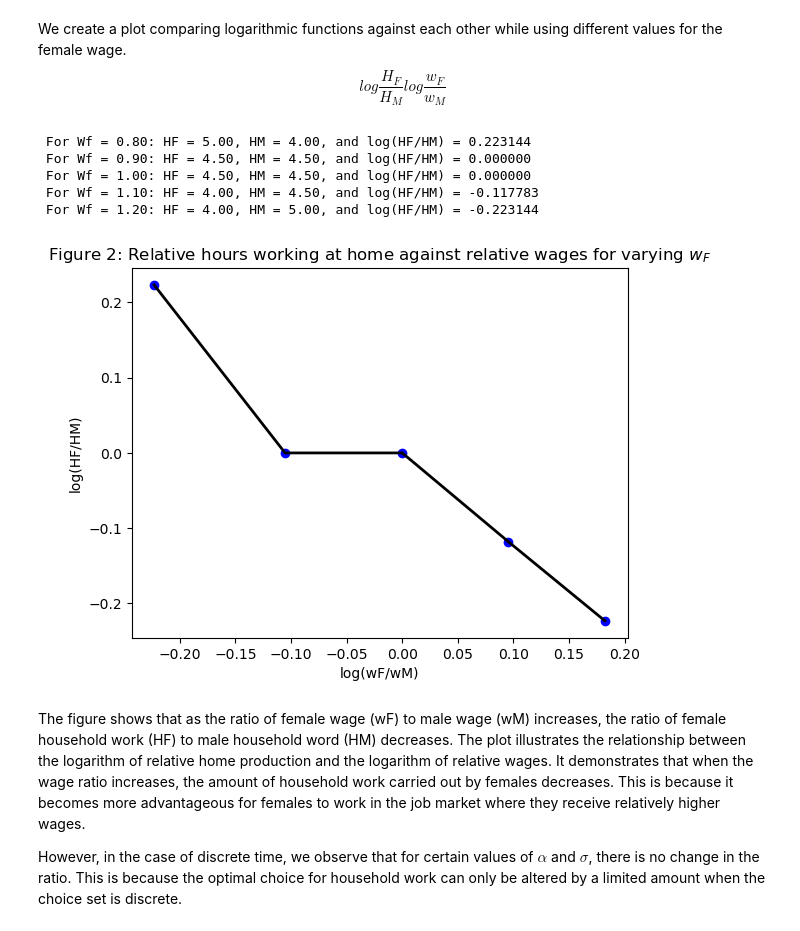
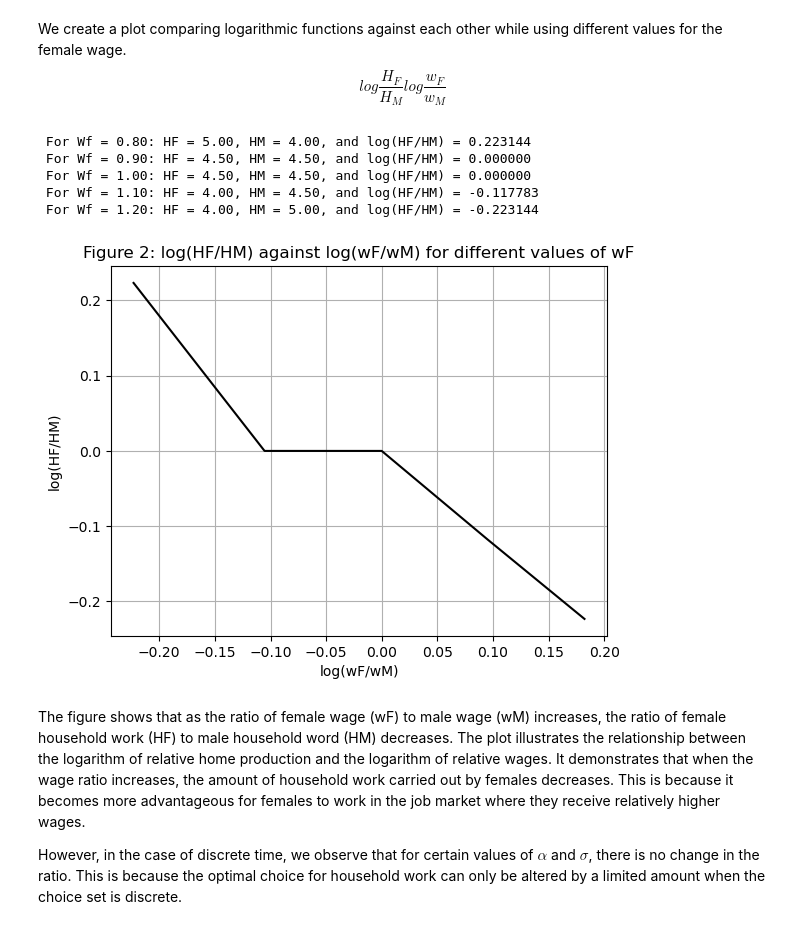
Before and after one commit to NumEconCopenhagen/projects-2023-n-m, a Jupyter notebook: inauguralproject/inauguralproject.ipynb, the cells around one changed output. Cells and saved outputs as stored; diff of their text form; code cells hidden in the pictures.

```diff
--- a/inauguralproject/inauguralproject.ipynb
+++ b/inauguralproject/inauguralproject.ipynb
@@ -93,52 +93,40 @@ When $\sigma$ is higher, it becomes easier to interchange the hours worked by th
 # %% [markdown]
 We create a plot comparing logarithmic functions against each other while using different values for the female wage.
 $$ log\frac{H_F}{H_M} log\frac{w_F}{w_M}$$
-# %%
-# 1. Create an instance of the HouseholdSpecializationModelClass
-model = HouseholdSpecializationModelClass()
-
-# 2. Define the vector of wage rates
-for wF in model.par.wF_vec:
-    model.par.wF = wF
-    optimum = model.solve_discrete()
-    log_HFM = np.log(optimum.HF/optimum.HM)
-    log_Hratio = np.append(log_Hratio, log_HFM)
-    log_wF = np.log(wF/model.par.wM)
-    log_wratio = np.append(log_wratio, log_wF)
-    print(f' For Wf = {model.par.wF:.2f}: HF = {optimum.HF:.2f}, HM = {optimum.HM:.2f}, and log(HF/HM) = {log_HFM:2f}')
-
-# 3. Create an empty array to store the optimal labor supply
-temp_ratio= np.zeros_like(wf)
-
-# 4. Loop over the wage rates and find the optimal labor supply
-for i, wage in enumerate(wf):
-    model.par.wF = wage
-    opt = model.solve_discrete()
-    ratio = opt.HF/opt.HM
-    temp_ratio[i]=ratio
-
-# 5. Plot the results
-import matplotlib.pyplot as plt
-%matplotlib inline
-plt.plot(np.log(wf), np.log(temp_ratio), color='black', lw=2) # the famale wage is equal to the relative becuase wM = 1
-plt.xlabel("log(wF/wM)")
-plt.ylabel("log(HF/HM)")
-plt.title("Figure 2: Relative hours working at home against relative wages for varying $w_F$")
-
-# 6. Add data points
-x_data = np.log(np.linspace(0.8, 1.2, 5))
-y_data = np.log(temp_ratio[:5])
-plt.scatter(x_data, y_data, color='blue')
-
-# 7. Show the graph
-plt.show()
-# %% [output]
- For Wf = 0.80: HF = 5.00, HM = 4.00, and log(HF/HM) = 0.223144
- For Wf = 0.90: HF = 4.50, HM = 4.50, and log(HF/HM) = 0.000000
- For Wf = 1.00: HF = 4.50, HM = 4.50, and log(HF/HM) = 0.000000
- For Wf = 1.10: HF = 4.00, HM = 4.50, and log(HF/HM) = -0.117783
- For Wf = 1.20: HF = 4.00, HM = 5.00, and log(HF/HM) = -0.223144
-[figure, removed]
+# %%
+model2 = HouseholdSpecializationModelClass()
+
+log_Hratio = []
+log_wratio = []
+
+for wF in model2.par.wF_vec:
+    model2.par.wF = wF
+    optimum = model2.solve_discrete()
+    log_HFM = np.log(optimum.HF/optimum.HM)
+    log_Hratio = np.append(log_Hratio, log_HFM)
+    log_wF = np.log(wF/model2.par.wM)
+    log_wratio = np.append(log_wratio, log_wF)
+    print(f' For Wf = {model2.par.wF:.2f}: HF = {optimum.HF:.2f}, HM = {optimum.HM:.2f}, and log(HF/HM) = {log_HFM:2f}')
+
+# Create figure
+fig = plt.figure()
+
+ax = fig.add_subplot(1, 1, 1)
+ax.plot(log_wratio, log_Hratio, color='black')
+
+# Alterations to figure
+ax.grid()
+ax.set_xlabel("log(wF/wM)")
+ax.set_ylabel("log(HF/HM)")
+ax.set_title("Figure 2: log(HF/HM) against log(wF/wM) for different values of wF")
+plt.show()
+# %% [output]
+ For Wf = 0.80: HF = 5.00, HM = 4.00, and log(HF/HM) = 0.223144
+ For Wf = 0.90: HF = 4.50, HM = 4.50, and log(HF/HM) = 0.000000
+ For Wf = 1.00: HF = 4.50, HM = 4.50, and log(HF/HM) = 0.000000
+ For Wf = 1.10: HF = 4.00, HM = 4.50, and log(HF/HM) = -0.117783
+ For Wf = 1.20: HF = 4.00, HM = 5.00, and log(HF/HM) = -0.223144
+[figure, added]
 # %% [markdown]
 The figure shows that as the ratio of female wage (wF) to male wage (wM) increases, the ratio of female household work (HF) to male household word (HM) decreases. The plot illustrates the relationship between the logarithm of relative home production and the logarithm of relative wages. It demonstrates that when the wage ratio increases, the amount of household work carried out by females decreases. This is because it becomes more advantageous for females to work in the job market where they receive relatively higher wages.
 
```
Also changed, not shown: parts of 2 cells of this notebook.
